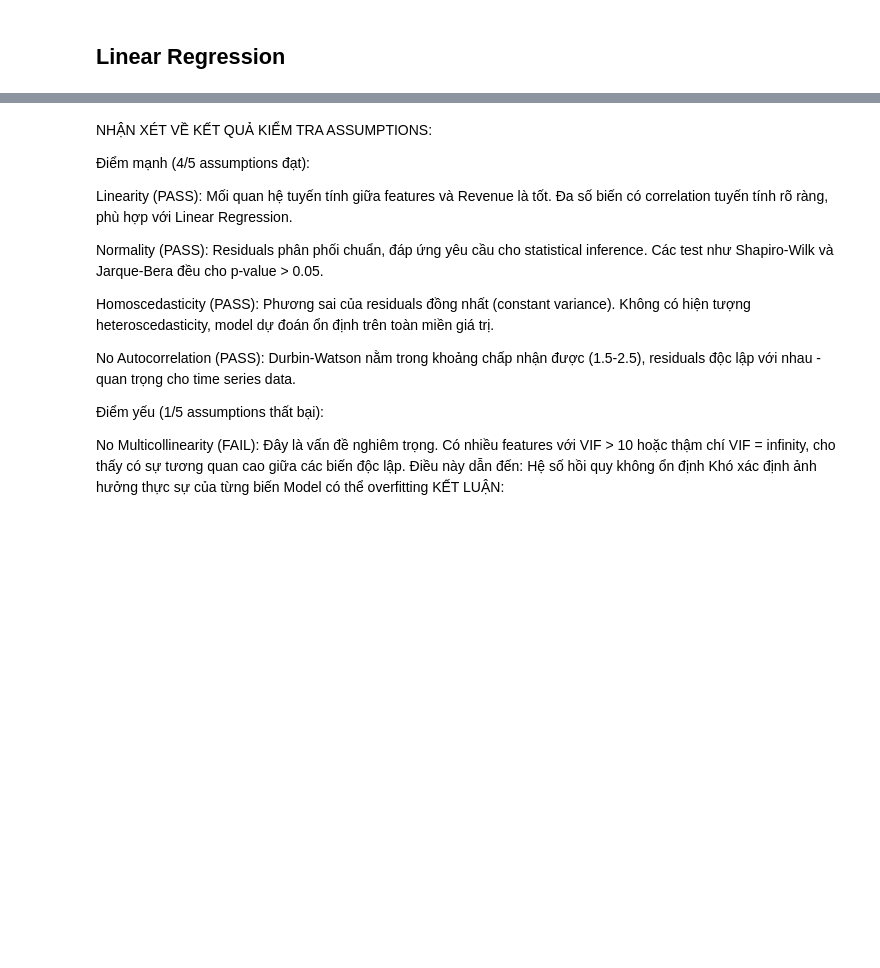
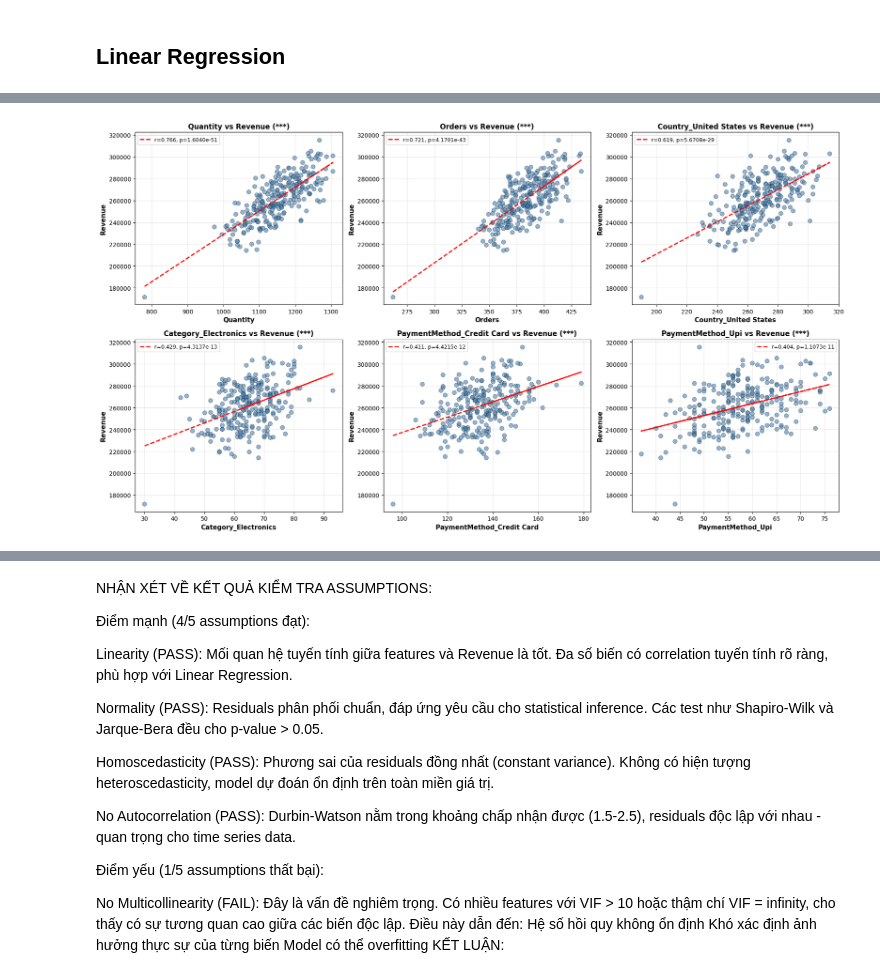
Before and after one commit to khoa2795/Final-Project, a Jupyter notebook: 03_Modeling_and_Prediction_KHOI.ipynb, the cells around one changed output, grey strips where cells are left out. Drawn from its saved outputs; the diff is of its cells as text; code cells hidden in the pictures; blank space fills up the shorter version.

```diff
--- a/03_Modeling_and_Prediction_KHOI.ipynb
+++ b/03_Modeling_and_Prediction_KHOI.ipynb
@@ -240,0 +127,60 @@ Overall: 4/5 assumptions passed
+# %%
+# 6. SCATTER PLOTS CHO 6 BIEN DAU TIEN CO Y NGHIA THONG KE (p < 0.05)
+significant_vars_list = summary_df[summary_df["P_value"] < 0.05]["Feature"].tolist()[:6]
+
+if len(significant_vars_list) > 0:
+    n_vars = len(significant_vars_list)
+    n_cols = 3
+    n_rows = 2
+
+    fig, axes = plt.subplots(n_rows, n_cols, figsize=(18, 10))
+    axes = axes.flatten()
+
+    for idx, var in enumerate(significant_vars_list):
+        # Lay du lieu hop le
+        valid_data = weekly_full[[var, "Revenue"]].dropna()
+
+        # Ve scatter plot
+        axes[idx].scatter(
+            valid_data[var],
+            valid_data["Revenue"],
+            alpha=0.6,
+            s=50,
+            color="steelblue",
+            edgecolors="black",
+            linewidth=0.5,
+        )
+
+        # Them regression line
+        from scipy import stats
+
+        slope, intercept, r_value, p_value, std_err = stats.linregress(
+            valid_data[var], valid_data["Revenue"]
+        )
+        line = slope * valid_data[var] + intercept
+
+        # Lay thong tin tu summary_df
+        row_info = summary_df[summary_df["Feature"] == var].iloc[0]
+
+        axes[idx].plot(
+            valid_data[var],
+            line,
+            "r--",
+            linewidth=2,
+            label=f"r={row_info['Correlation']:.3f}, p={row_info['P_value']:.4e}",
+        )
+
+        axes[idx].set_xlabel(var, fontweight="bold", fontsize=11)
+        axes[idx].set_ylabel("Revenue", fontweight="bold", fontsize=11)
+        axes[idx].set_title(
+            f"{var} vs Revenue ({row_info['Significance']})",
+            fontweight="bold",
+            fontsize=12,
+        )
+        axes[idx].legend(loc="best", fontsize=9)
+        axes[idx].grid(True, alpha=0.3)
+
+    plt.tight_layout()
+    plt.show()
+# %% [output]
+[figure, added]
```
Also changed, not shown: parts of 5 cells of this notebook, 1 other file.
